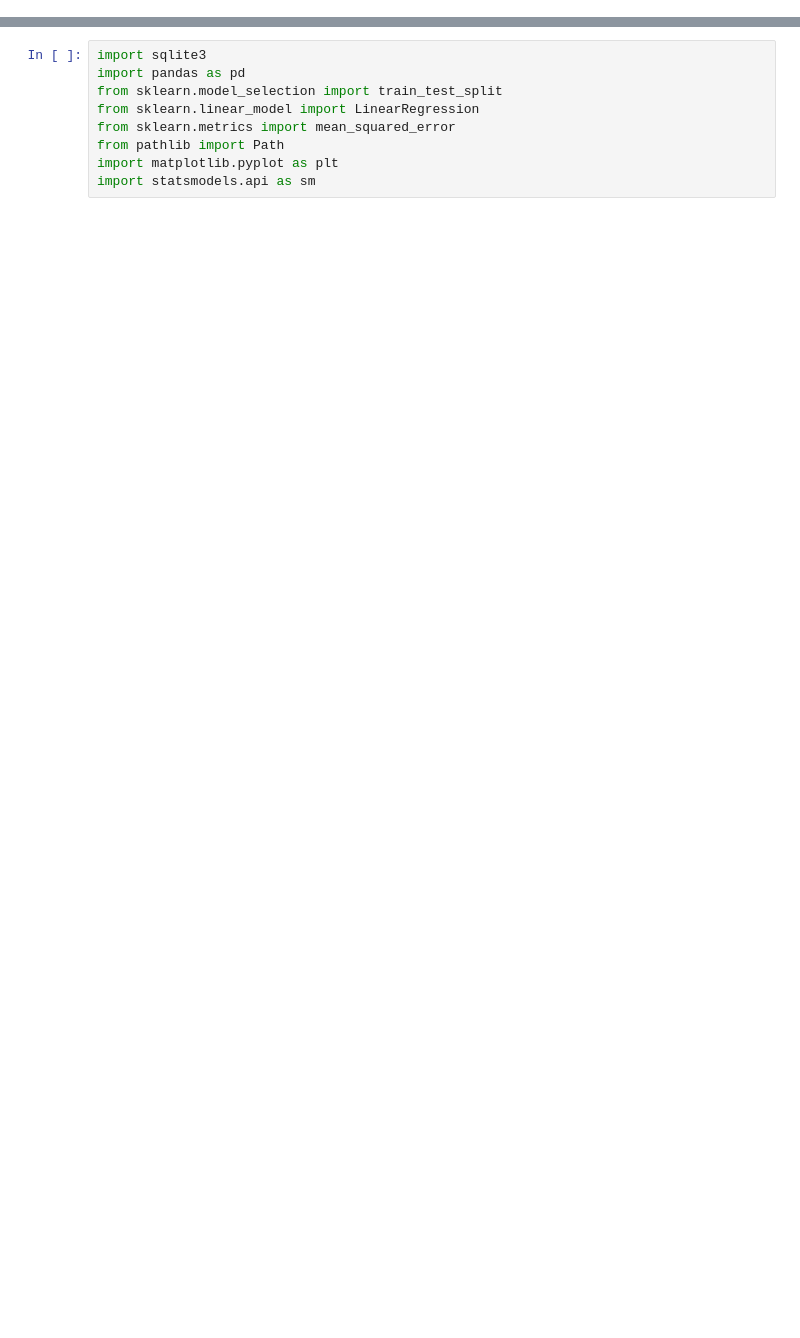
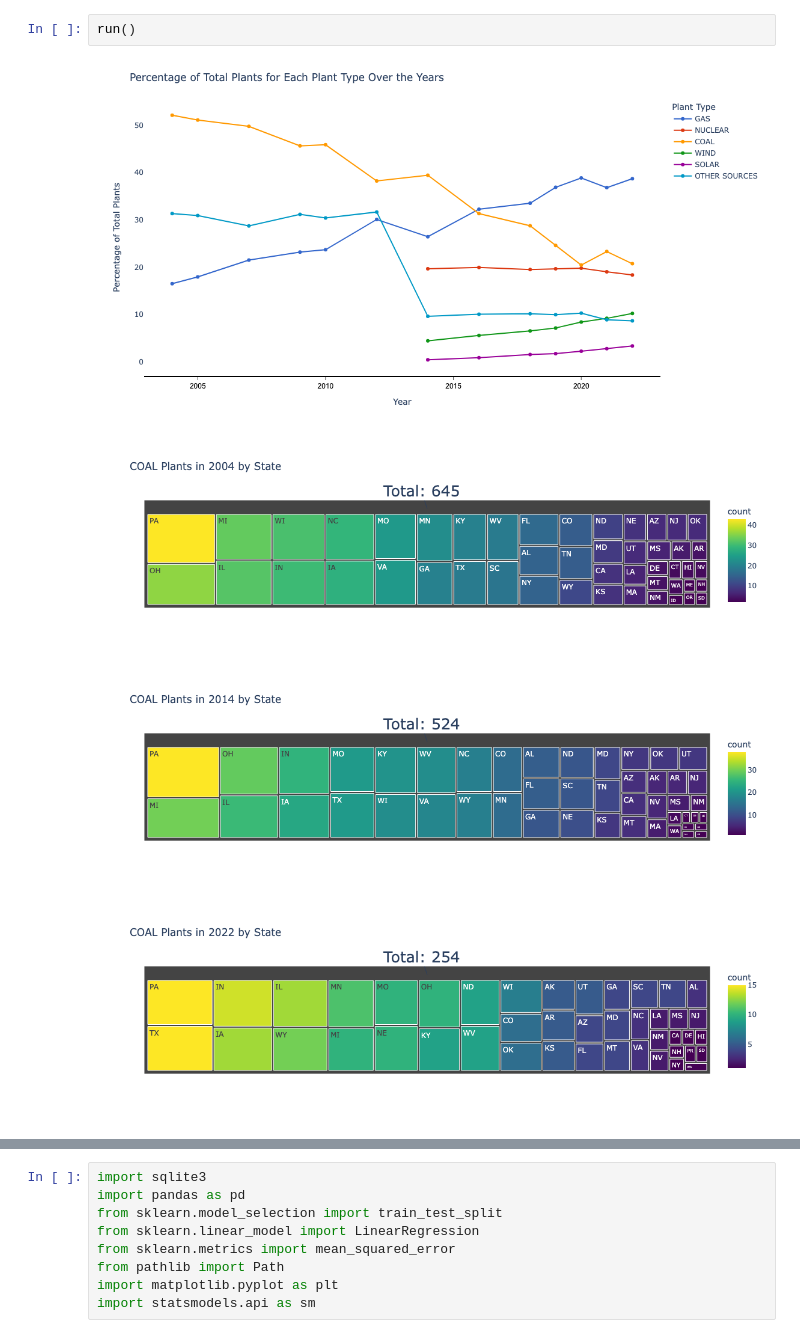
Before and after one commit to capp30122-watts-up/watts_up, a Jupyter notebook: data_sources/prediction.ipynb, the cells around one changed output, grey strips where cells are left out. Saved outputs shown, nothing was run; the diff lists cells and outputs as text; blank space fills up the shorter version.

```diff
--- a/data_sources/prediction.ipynb
+++ b/data_sources/prediction.ipynb
@@ -0,0 +174,7 @@
+# %%
+run()
+# %% [output]
+[figure, added]
+[figure, added]
+[figure, added]
+[figure, added]
```
Also changed, not shown: parts of 18 cells of this notebook, 7 other files.
